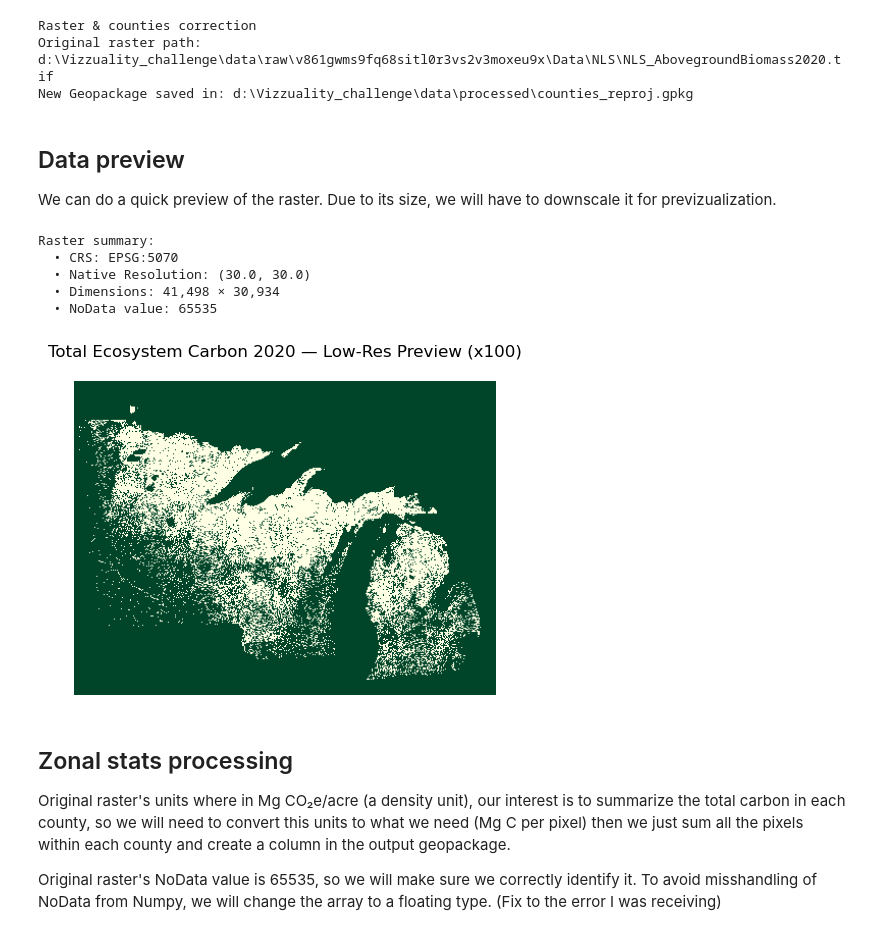
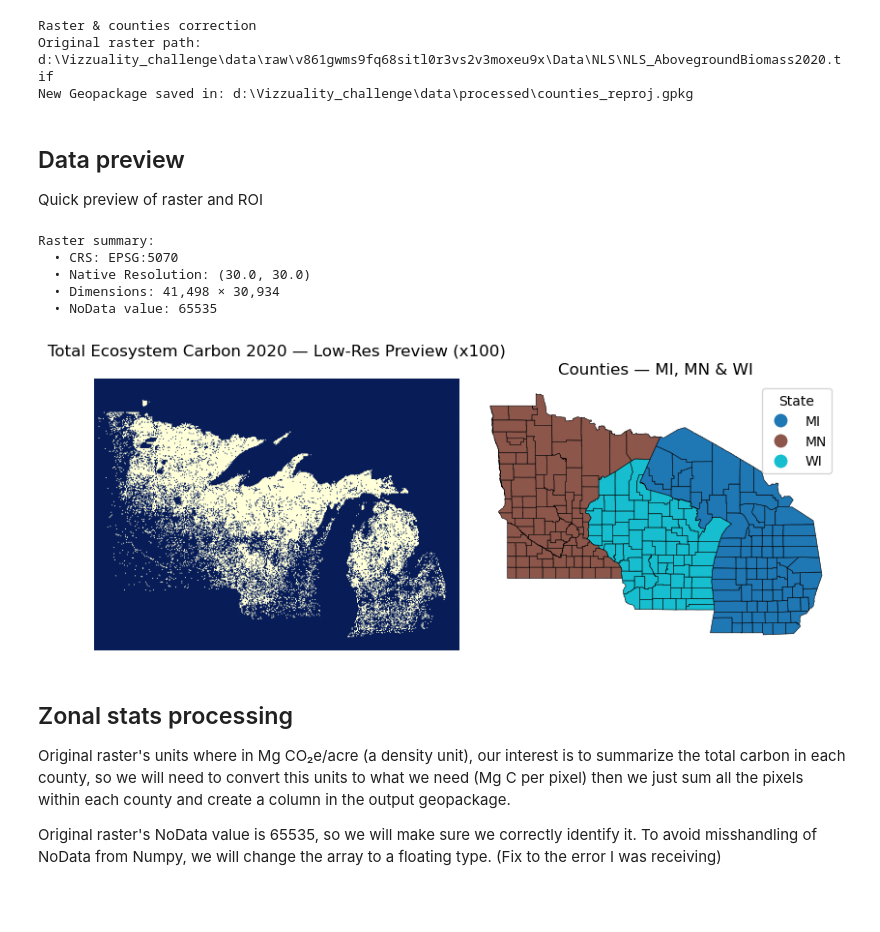
Before and after one commit to bernirazquin/Vizzuality_challenge, a Jupyter notebook: total_carbon_pipeline.ipynb, the cells around one changed output. Saved outputs shown, nothing was run; the diff lists cells and outputs as text; code cells hidden in the pictures; blank space fills up the shorter version.

Commit message:
added Output preview

```diff
--- a/total_carbon_pipeline.ipynb
+++ b/total_carbon_pipeline.ipynb
@@ -117,15 +117,15 @@ Original raster path: d:\Vizzuality_challenge\data\raw\v861gwms9fq68sitl0r3vs2v3
 New Geopackage saved in: d:\Vizzuality_challenge\data\processed\counties_reproj.gpkg
 # %% [markdown]
 ## Data preview
-We can do a quick preview of the raster. Due to its size, we will have to downscale it for previzualization.
+Quick preview of raster and ROI
 # %%
 from rasterio.enums import Resampling
 from rasterio.transform import array_bounds
 
 DOWNSCALE = 100
 
-with rasterio.open(raster_path) as src:
-    # --- Metadata summary ---
+with rasterio.open(clipped_raster) as src:
+    # Metadata summary
     crs = src.crs
     res = src.res
     nodata_val = src.nodata
@@ -135,43 +135,66 @@ with rasterio.open(raster_path) as src:
     print(f"  • CRS: {crs}")
     print(f"  • Native Resolution: {res}")
     print(f"  • Dimensions: {width:,} × {height:,}")
     print(f"  • NoData value: 65535")
 
-    # --- Read and downsample raster ---
+    # Read and downsample raster
     lowres = src.read(
         1,
         out_shape=(int(src.height/DOWNSCALE), int(src.width/DOWNSCALE)),
         resampling=Resampling.nearest
     )
 
-    # --- Compute extent ---
+    # Compute extent
     transform = src.transform * src.transform.scale(
         src.width / lowres.shape[1],
         src.height / lowres.shape[0]
     )
     bounds = array_bounds(lowres.shape[0], lowres.shape[1], transform)
 
-# --- Plot raster ---
-fig, ax = plt.subplots(figsize=(8, 4))
-img = ax.imshow(
+    # Prepare abbreviations
+state_map = {"26": "MI", "27": "MN", "55": "WI"}
+filtered["STATE_ABBR"] = filtered["STATEFP"].map(state_map)
+
+# Combined plot
+fig, axes = plt.subplots(1, 2, figsize=(8, 4))
+
+# Left: Raster
+img = axes[0].imshow(
     lowres,
     extent=(bounds[0], bounds[2], bounds[1], bounds[3]),
     cmap=cmap,
     origin="upper"
 )
-ax.set_axis_off()
-plt.title(f"Total Ecosystem Carbon 2020 — Low-Res Preview (x{DOWNSCALE})")
+axes[0].set_title(f"Total Ecosystem Carbon 2020 — Low-Res Preview (x{DOWNSCALE})", fontsize=12)
+axes[0].set_axis_off()
+
+# Right: Counties
+filtered.plot(
+    ax=axes[1],
+    column="STATE_ABBR",
+    categorical=True,
+    legend=True,
+    cmap="tab10",
+    edgecolor="black",
+    linewidth=0.4
+)
+axes[1].set_title("Counties — MI, MN & WI", fontsize=12)
+axes[1].set_axis_off()
+
+# Legend styling
+leg = axes[1].get_legend()
+if leg:
+    leg.set_title("State")
+
 plt.tight_layout()
-
-plt.tight_layout(rect=[0, 0.05, 1, 1])  # make space for the text box
 plt.show()
 # %% [output]
 Raster summary:
   • CRS: EPSG:5070
   • Native Resolution: (30.0, 30.0)
   • Dimensions: 41,498 × 30,934
   • NoData value: 65535
-[figure, old version]
+[figure, new version]
 # %% [markdown]
 ## Zonal stats processing
 
```
Also changed, not shown: parts of 7 cells of this notebook.
